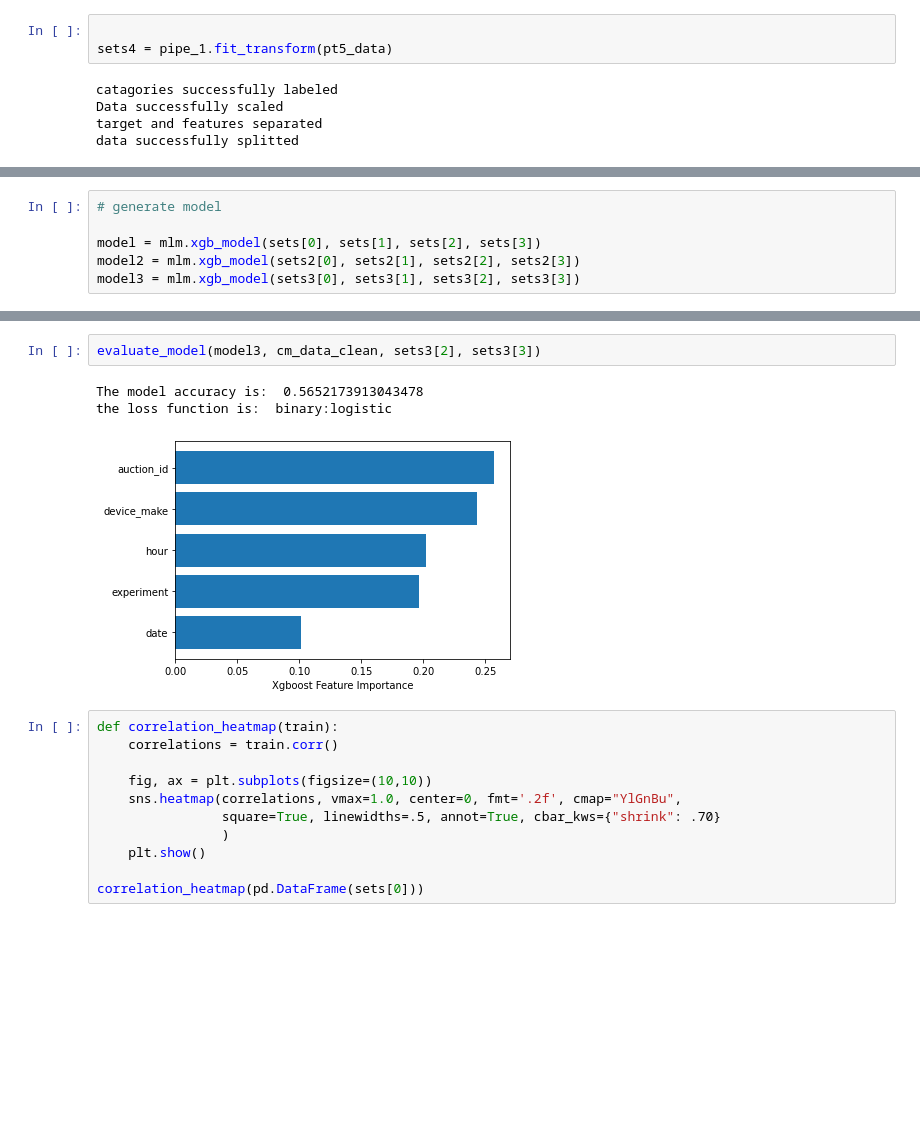
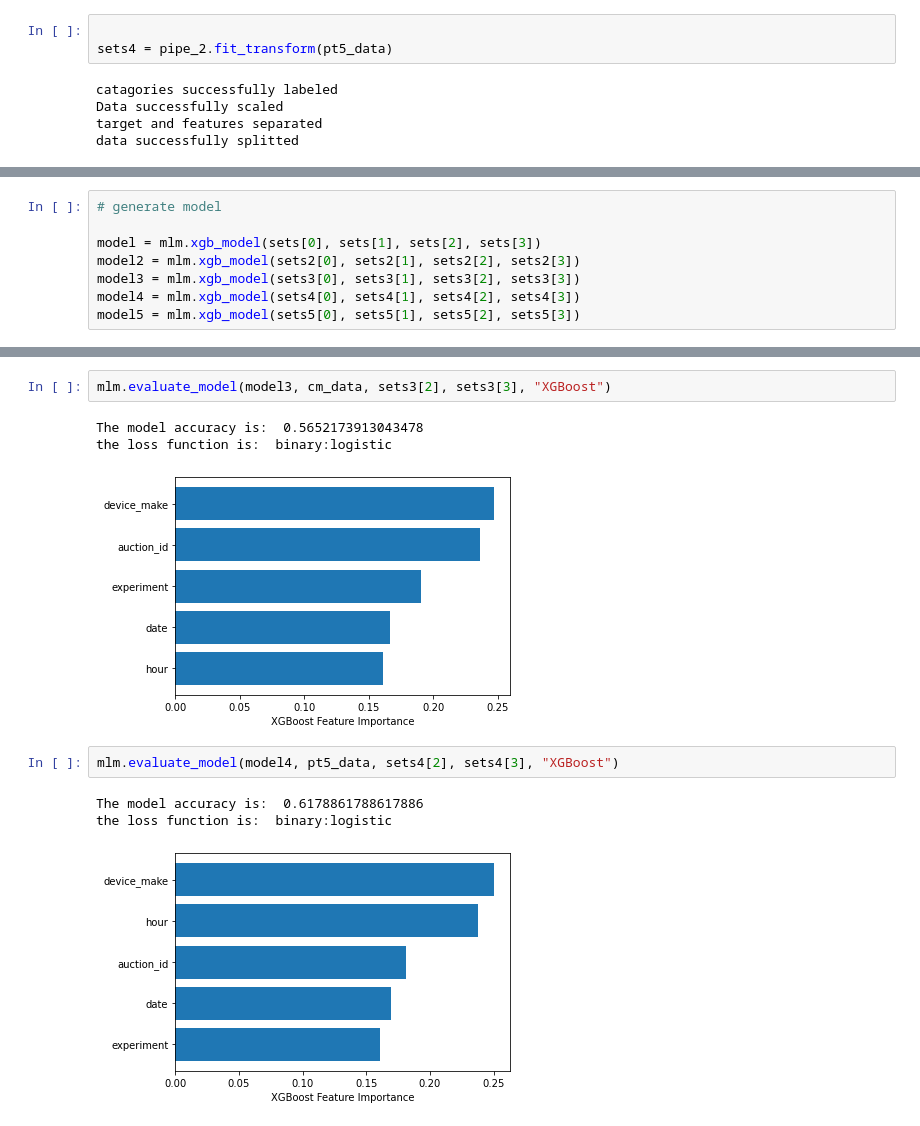
Before and after one commit to Micky373/abtest-mlops, a Jupyter notebook: notebooks/xgboost_modeling.ipynb, the cells around one changed output, grey strips where cells are left out. Cells and saved outputs as stored; diff of their text form; blank space fills up the shorter version.

```diff
--- a/notebooks/xgboost_modeling.ipynb
+++ b/notebooks/xgboost_modeling.ipynb
@@ -85,7 +78,7 @@ target and features separated
 data successfully splitted
 # %%
 
-sets4 = pipe_1.fit_transform(pt5_data)
+sets4 = pipe_2.fit_transform(pt5_data)
 # %% [output]
 catagories successfully labeled
 Data successfully scaled
@@ -105,3 +98,5 @@ data successfully splitted
 model = mlm.xgb_model(sets[0], sets[1], sets[2], sets[3])
 model2 = mlm.xgb_model(sets2[0], sets2[1], sets2[2], sets2[3])
 model3 = mlm.xgb_model(sets3[0], sets3[1], sets3[2], sets3[3])
+model4 = mlm.xgb_model(sets4[0], sets4[1], sets4[2], sets4[3])
+model5 = mlm.xgb_model(sets5[0], sets5[1], sets5[2], sets5[3])
@@ -133,19 +113,14 @@ The model accuracy is:  0.4714285714285714
 the loss function is:  binary:logistic
 [figure]
 # %%
-evaluate_model(model3, cm_data_clean, sets3[2], sets3[3])
+mlm.evaluate_model(model3, cm_data, sets3[2], sets3[3], "XGBoost")
 # %% [output]
 The model accuracy is:  0.5652173913043478
 the loss function is:  binary:logistic
-[figure, old version]
+[figure, new version]
-# %%
-def correlation_heatmap(train):
-    correlations = train.corr()
-
-    fig, ax = plt.subplots(figsize=(10,10))
-    sns.heatmap(correlations, vmax=1.0, center=0, fmt='.2f', cmap="YlGnBu",
-                square=True, linewidths=.5, annot=True, cbar_kws={"shrink": .70}
-                )
-    plt.show()
-
-correlation_heatmap(pd.DataFrame(sets[0]))
+# %%
+mlm.evaluate_model(model4, pt5_data, sets4[2], sets4[3], "XGBoost")
+# %% [output]
+The model accuracy is:  0.6178861788617886
+the loss function is:  binary:logistic
+[figure, added]
```
Also changed, not shown: parts of 11 cells of this notebook, 7 other files.
